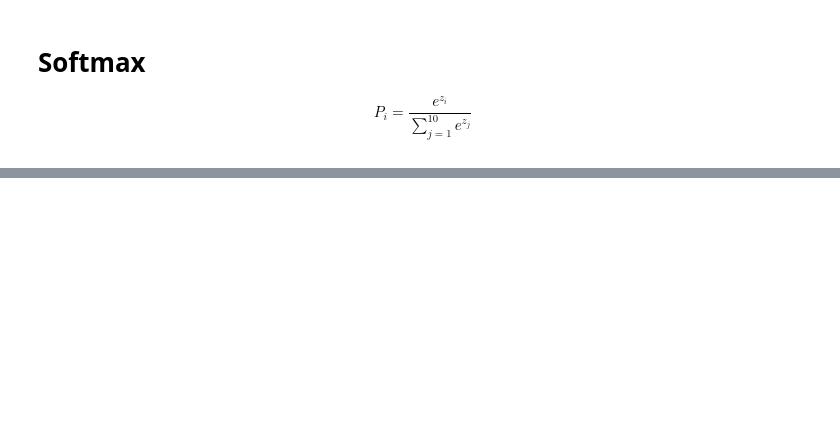
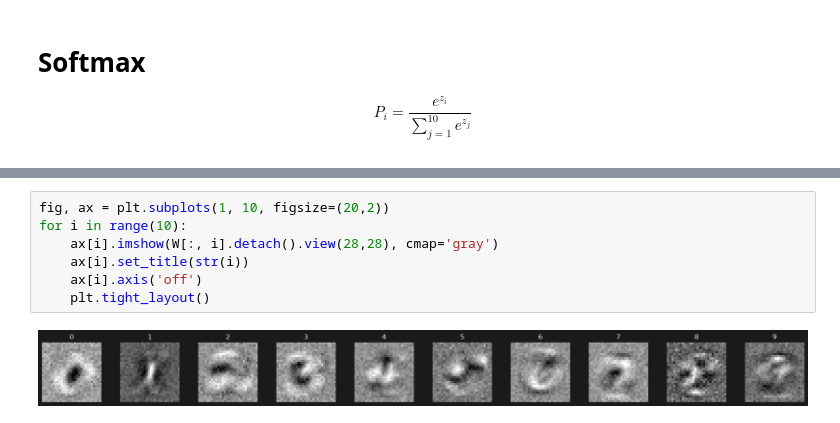
Before and after one commit to Zamanof/python_ai_FSDM_Oct_24_4_az, a Jupyter notebook: AI 13/AI 12. PyThorch Example.ipynb, the cells around one changed output, grey strips where cells are left out. Cells and saved outputs as stored; diff of their text form; blank space fills up the shorter version.

```diff
--- a/AI 13/AI 12. PyThorch Example.ipynb
+++ b/AI 13/AI 12. PyThorch Example.ipynb
@@ -153,0 +410,9 @@ tensor([0.1023, 0.1134, 0.0659, 0.0891, 0.1104, 0.1426, 0.0565, 0.0740, 0.0644,
+# %%
+fig, ax = plt.subplots(1, 10, figsize=(20,2))
+for i in range(10):
+    ax[i].imshow(W[:, i].detach().view(28,28), cmap='gray')
+    ax[i].set_title(str(i))
+    ax[i].axis('off')
+    plt.tight_layout()
+# %% [output]
+[figure, added]
```
Also changed, not shown: parts of 13 cells of this notebook, 2 other files.
